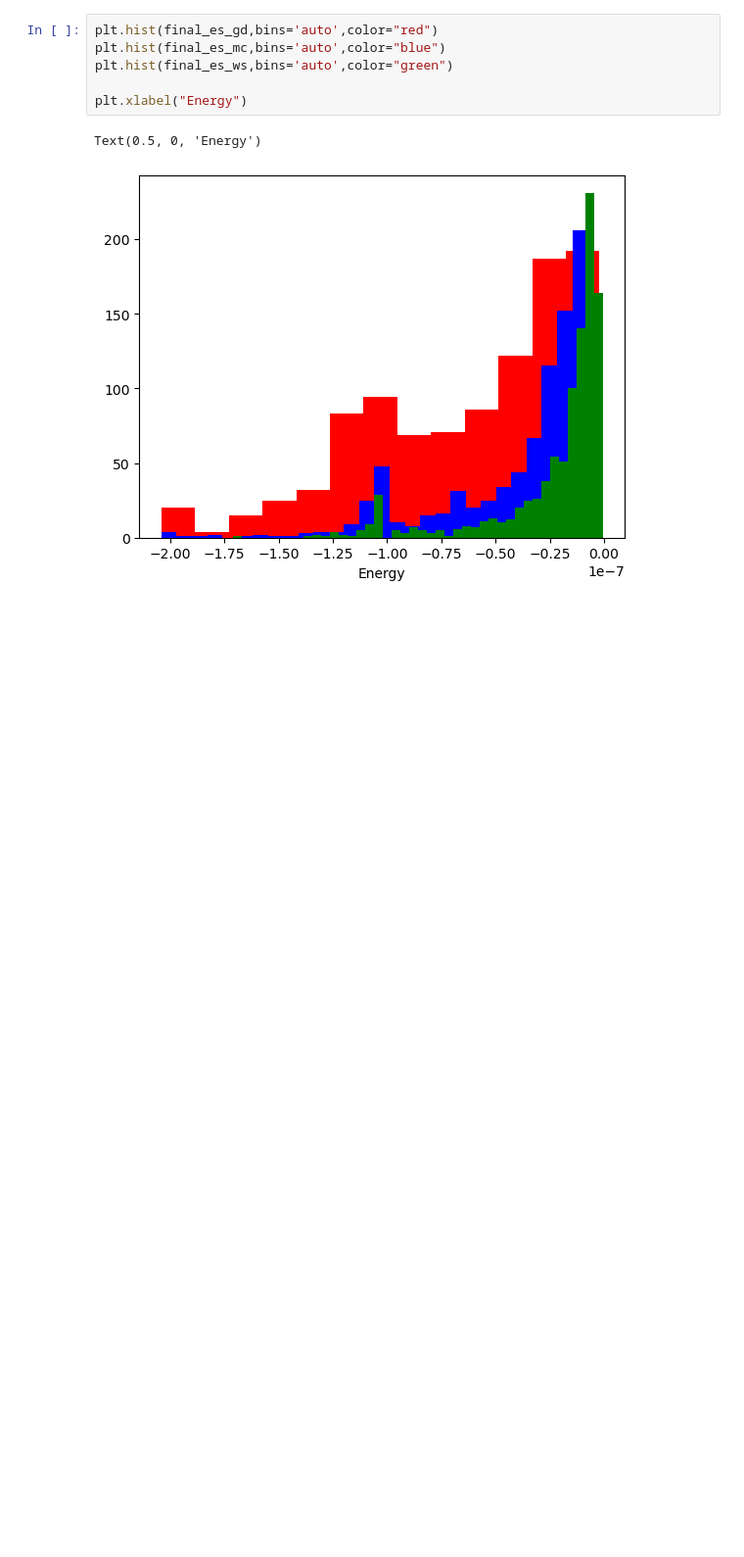
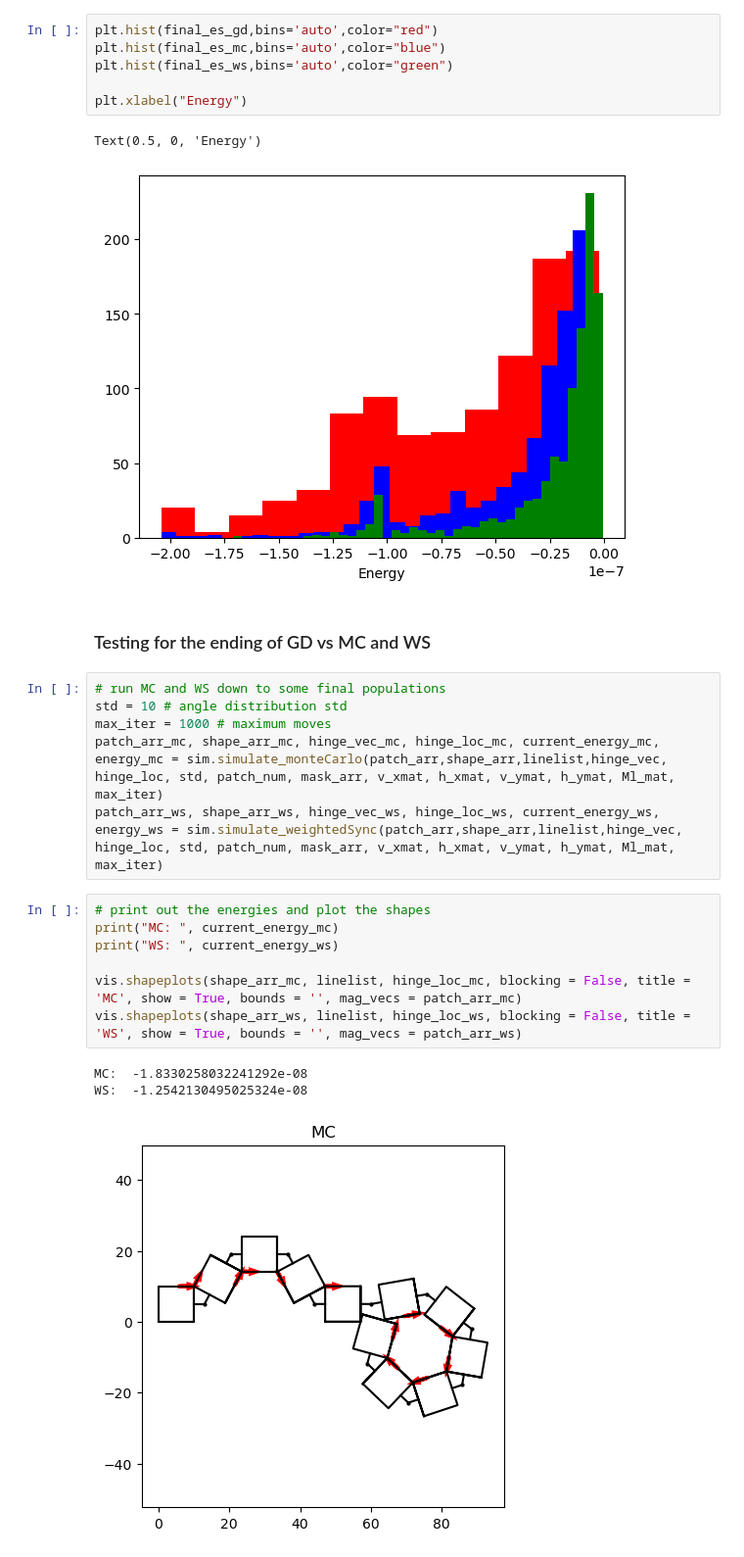
Before and after one commit to dymc9548/Magnetic-actuator-simulation, a Jupyter notebook: testing_sim_methods.ipynb, the cells around one changed output. Shown at 98% size. Drawn from its saved outputs; the diff is of its cells as text; blank space fills up the shorter version.

```diff
--- a/testing_sim_methods.ipynb
+++ b/testing_sim_methods.ipynb
@@ -244,3 +249,22 @@ plt.xlabel("Energy")
 # %% [output]
 Text(0.5, 0, 'Energy')
 [figure]
+# %% [markdown]
+### Testing for the ending of GD vs MC and WS
+# %%
+# run MC and WS down to some final populations
+std = 10 # angle distribution std
+max_iter = 1000 # maximum moves
+patch_arr_mc, shape_arr_mc, hinge_vec_mc, hinge_loc_mc, current_energy_mc, energy_mc = sim.simulate_monteCarlo(patch_arr,shape_arr,linelist,hinge_vec, hinge_loc, std, patch_num, mask_arr, v_xmat, h_xmat, v_ymat, h_ymat, Ml_mat, max_iter)
+patch_arr_ws, shape_arr_ws, hinge_vec_ws, hinge_loc_ws, current_energy_ws, energy_ws = sim.simulate_weightedSync(patch_arr,shape_arr,linelist,hinge_vec, hinge_loc, std, patch_num, mask_arr, v_xmat, h_xmat, v_ymat, h_ymat, Ml_mat, max_iter)
+# %%
+# print out the energies and plot the shapes
+print("MC: ", current_energy_mc)
+print("WS: ", current_energy_ws)
+
+vis.shapeplots(shape_arr_mc, linelist, hinge_loc_mc, blocking = False, title = 'MC', show = True, bounds = '', mag_vecs = patch_arr_mc)
+vis.shapeplots(shape_arr_ws, linelist, hinge_loc_ws, blocking = False, title = 'WS', show = True, bounds = '', mag_vecs = patch_arr_ws)
+# %% [output]
+MC:  -1.8330258032241292e-08
+WS:  -1.2542130495025324e-08
+[figure, added]
```
Also changed, not shown: parts of 6 cells of this notebook, 3 other files.
